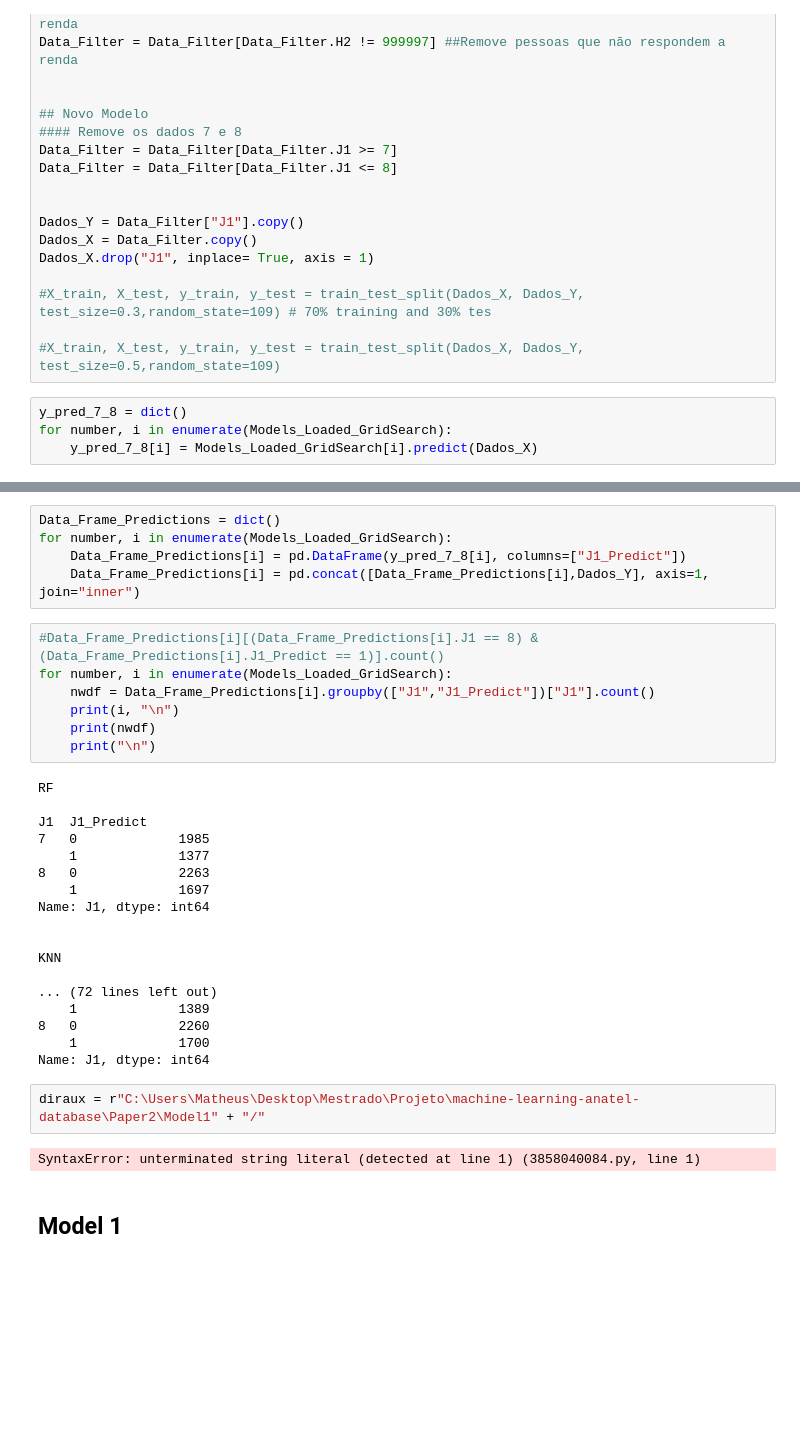
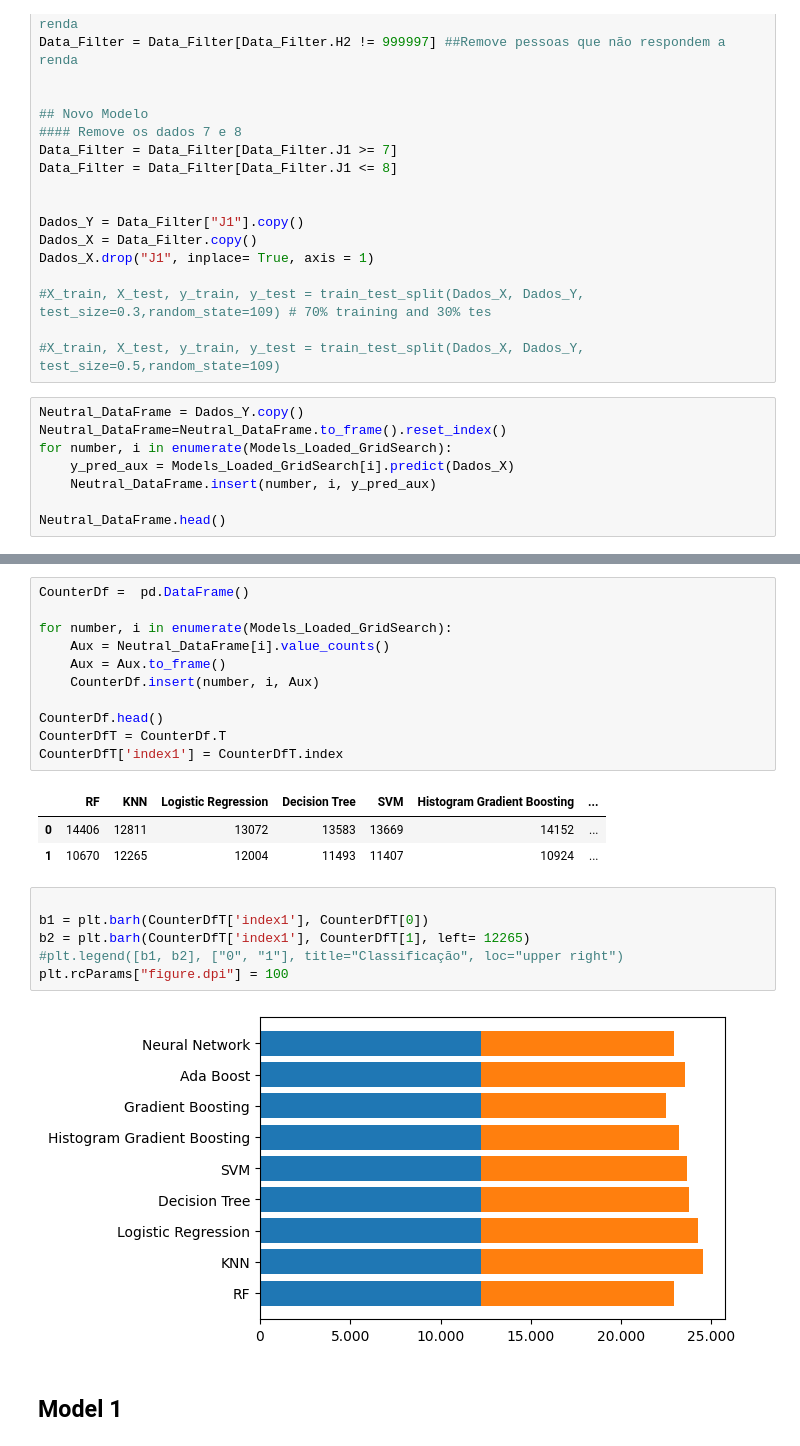
Before and after one commit to mrelero/machine-learning-anatel-database, a Jupyter notebook: Paper2/Model2/Model2.ipynb, the cells around one changed output, grey strips where cells are left out. Drawn from its saved outputs; the diff is of its cells as text; blank space fills up the shorter version.

```diff
--- a/Paper2/Model2/Model2.ipynb
+++ b/Paper2/Model2/Model2.ipynb
@@ -839,8 +839,12 @@ Dados_X.drop("J1", inplace= True, axis = 1)
 
 #X_train, X_test, y_train, y_test = train_test_split(Dados_X, Dados_Y, test_size=0.5,random_state=109)
 # %%
-y_pred_7_8 = dict()
+Neutral_DataFrame = Dados_Y.copy()
+Neutral_DataFrame=Neutral_DataFrame.to_frame().reset_index()
 for number, i in enumerate(Models_Loaded_GridSearch):
-    y_pred_7_8[i] = Models_Loaded_GridSearch[i].predict(Dados_X)
+    y_pred_aux = Models_Loaded_GridSearch[i].predict(Dados_X)
+    Neutral_DataFrame.insert(number, i, y_pred_aux)
+
+Neutral_DataFrame.head()
 # %% [output]
 784/784 [==============================] - 1s 1ms/step
@@ -869,37 +857,26 @@ Neural Network
-# %%
-Data_Frame_Predictions = dict()
-for number, i in enumerate(Models_Loaded_GridSearch):
-    Data_Frame_Predictions[i] = pd.DataFrame(y_pred_7_8[i], columns=["J1_Predict"])
-    Data_Frame_Predictions[i] = pd.concat([Data_Frame_Predictions[i],Dados_Y], axis=1, join="inner")
-# %%
-#Data_Frame_Predictions[i][(Data_Frame_Predictions[i].J1 == 8) & (Data_Frame_Predictions[i].J1_Predict == 1)].count()
-for number, i in enumerate(Models_Loaded_GridSearch):
-    nwdf = Data_Frame_Predictions[i].groupby(["J1","J1_Predict"])["J1"].count()
-    print(i, "\n")
-    print(nwdf)
-    print("\n")
-# %% [output]
-RF
-
-J1  J1_Predict
-7   0             1985
-    1             1377
-8   0             2263
-    1             1697
-Name: J1, dtype: int64
-
-
-KNN
-
-... (72 lines left out)
-    1             1389
-8   0             2260
-    1             1700
-Name: J1, dtype: int64
-# %%
-diraux = r"C:\Users\Matheus\Desktop\Mestrado\Projeto\machine-learning-anatel-database\Paper2\Model1" + "/"
-# %% [output]
-SyntaxError: unterminated string literal (detected at line 1) (3858040084.py, line 1)
+# %%
+CounterDf =  pd.DataFrame()
+
+for number, i in enumerate(Models_Loaded_GridSearch):
+    Aux = Neutral_DataFrame[i].value_counts()
+    Aux = Aux.to_frame()
+    CounterDf.insert(number, i, Aux)
+
+CounterDf.head()
+CounterDfT = CounterDf.T
+CounterDfT['index1'] = CounterDfT.index
+# %% [output]
+|  | RF | KNN | Logistic Regression | Decision Tree | SVM | Histogram Gradient Boosting | ... |
+| 0 | 14406 | 12811 | 13072 | 13583 | 13669 | 14152 | ... |
+| 1 | 10670 | 12265 | 12004 | 11493 | 11407 | 10924 | ... |
+# %%
+
+b1 = plt.barh(CounterDfT['index1'], CounterDfT[0])
+b2 = plt.barh(CounterDfT['index1'], CounterDfT[1], left= 12265)
+#plt.legend([b1, b2], ["0", "1"], title="Classificação", loc="upper right")
+plt.rcParams["figure.dpi"] = 100
+# %% [output]
+[figure, added]
 # %% [markdown]
 ## Model 1
 # %%
```
Also changed, not shown: parts of 14 cells of this notebook.
